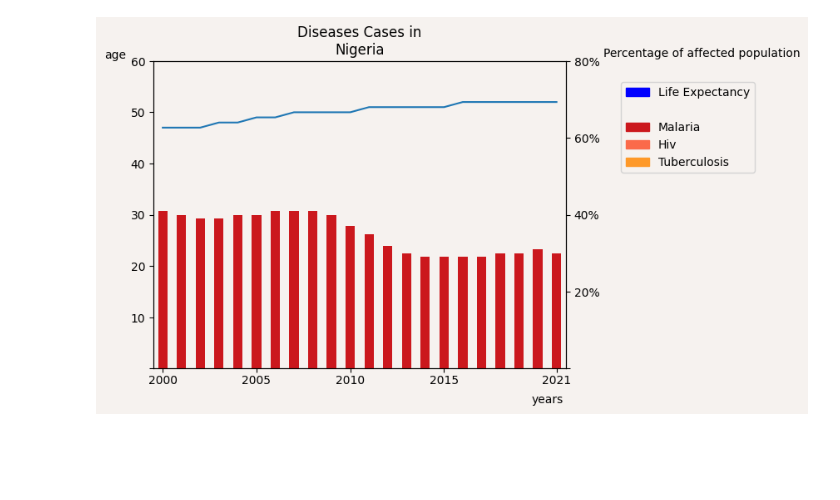
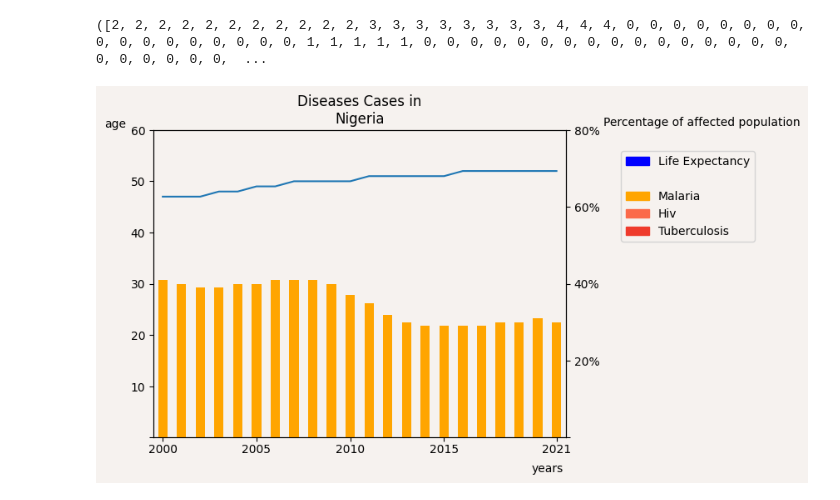
Before and after one commit to snohm/VS, a Jupyter notebook: Sorgenti/NigeriaCases.ipynb, the cells around one changed output. Cells and saved outputs as stored; diff of their text form; code cells hidden in the pictures; blank space fills up the shorter version.

Commit message:
change bar color

```diff
--- a/Sorgenti/NigeriaCases.ipynb
+++ b/Sorgenti/NigeriaCases.ipynb
@@ -45,34 +45,35 @@ ax2.set_facecolor(graphColor)
 ax1.set_ylim(0, 60)
 ax1.set_yticks([0, 10, 20, 30, 40, 50, 60], labels = ['', '10', '20', '30', '40', '50', '60'])
 ax1.set_ylabel("age", rotation='horizontal', loc='top')
 df['y1'].plot(kind='line', ax=ax1)
 
 # Secondo grafico (barre)
 ax2.set_ylim(0, 80)
 ax2.set_yticks([0, 20, 40, 60, 80], labels = ['', '20%', '40%', '60%', '80%'] )
 ax2.text(34, 82, "Percentage of affected population", rotation='horizontal', ha='right', va='center')
-df[['M', 'H', 'T']].plot(kind='bar', color=['#cb181d', '#fb6a4a', '#fe9929'], stacked=True, ax=ax2)
+df[['M', 'H', 'T']].plot(kind='bar', color=['orange', '#fb6a4a', '#ef3b2c'], stacked=True, ax=ax2)
 
 # Impostazioni per l'asse x
 plt.xticks(ticks=[0, 5, 10, 15, 21], labels=['', '', '', '', ''])
 plt.text(20.5, -9, "\nyears", rotation='horizontal', ha='center')
 plt.text(0, -4, "2000", rotation='horizontal', ha='center')
 plt.text(5, -4, "2005", rotation='horizontal', ha='center')
 plt.text(10, -4, "2010", rotation='horizontal', ha='center')
 plt.text(15, -4, "2015", rotation='horizontal', ha='center')
 plt.text(21, -4, "2021", rotation='horizontal', ha='center')
 
 # Legenda
 LE = mpatches.Patch(color='blue', label='Life Expectancy')
 NL = mpatches.Patch(color=graphColor, label='')
 H = mpatches.Patch(color='#fb6a4a', label='Hiv')
-M = mpatches.Patch(color='#cb181d', label='Malaria')
-T = mpatches.Patch(color='#fe9929', label='Tuberculosis')
+M = mpatches.Patch(color='orange', label='Malaria')
+T = mpatches.Patch(color='#ef3b2c', label='Tuberculosis')
 plt.legend(handles=[LE, NL, M, H, T], ncol=1, bbox_to_anchor=(1.12, 0.95), loc='upper left', facecolor=graphColor)
 
 # Titolo
 plt.title("Diseases Cases in\nNigeria")
 # Visualizza la figura
 plt.show()
 # %% [output]
+([2, 2, 2, 2, 2, 2, 2, 2, 2, 2, 2, 3, 3, 3, 3, 3, 3, 3, 3, 4, 4, 4, 0, 0, 0, 0, 0, 0, 0, 0, 0, 0, 0, 0, 0, 0, 0, 0, 0, 1, 1, 1, 1, 1, 0, 0, 0, 0, 0, 0, 0, 0, 0, 0, 0, 0, 0, 0, 0, 0, 0, 0, 0, 0, 0, 0,  ...
-[figure, old version]
+[figure, new version]
```
Also changed, not shown: 3 other files.
